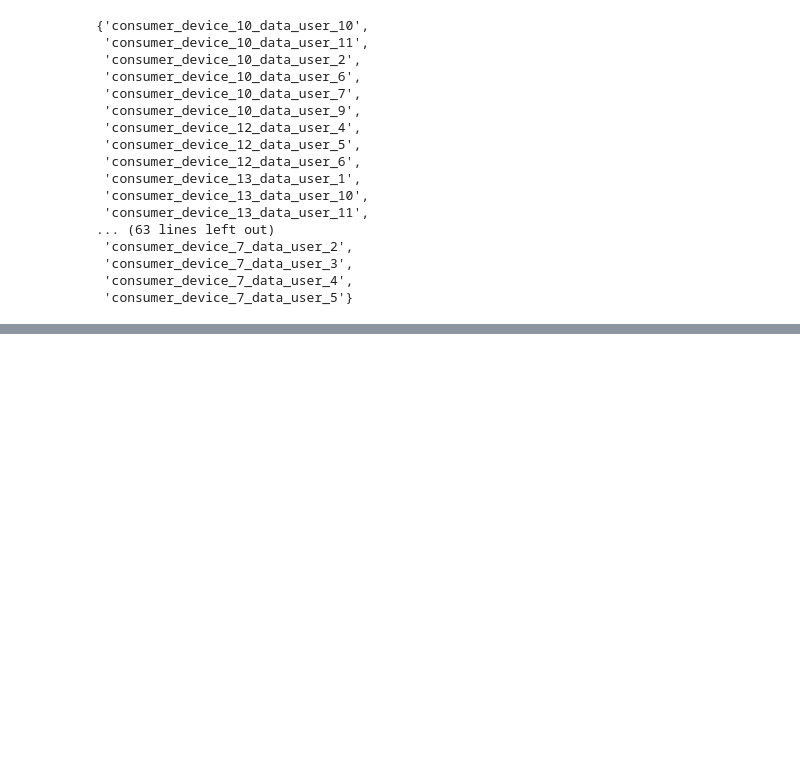
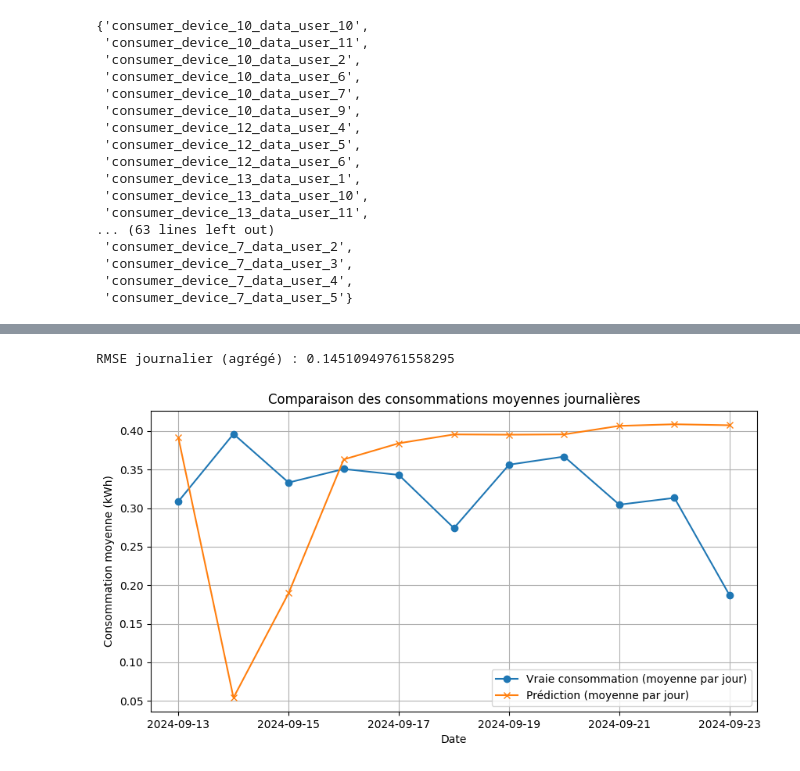
Before and after one commit to Azizos126926/power-challenger, a Jupyter notebook: GRU par Source winner.ipynb, the cells around one changed output, grey strips where cells are left out. Saved outputs shown, nothing was run; the diff lists cells and outputs as text; code cells hidden in the pictures; blank space fills up the shorter version.

```diff
--- a/GRU par Source winner.ipynb
+++ b/GRU par Source winner.ipynb
@@ -298,0 +290,32 @@ array([0.63553345, 0.63577373, 0.80039981, 1.02086483, 1.03361823])
+# %%
+import numpy as np
+from sklearn.metrics import mean_squared_error
+
+X_test=test_data.copy()
+X_test['kwhPred']=y_pred
+
+# S'assurer que la colonne 'Date' est bien en datetime
+X_test['Date'] = pd.to_datetime(X_test['Date'])
+
+# Agréger par jour en prenant la moyenne des valeurs pour 'kwh' et 'kwhPred'
+daily_aggregation = X_test.groupby(X_test['Date'].dt.date)[['kwh', 'kwhPred']].mean().reset_index()
+
+# Calcul du RMSE entre les moyennes journalières
+rmse_daily = np.sqrt(mean_squared_error(daily_aggregation['kwh'], daily_aggregation['kwhPred']))
+print(f"RMSE journalier (agrégé) : {rmse_daily}")
+
+# Visualisation des courbes agrégées par jour
+import matplotlib.pyplot as plt
+
+plt.figure(figsize=(10, 5))
+plt.plot(daily_aggregation['Date'], daily_aggregation['kwh'], label="Vraie consommation (moyenne par jour)", marker='o')
+plt.plot(daily_aggregation['Date'], daily_aggregation['kwhPred'], label="Prédiction (moyenne par jour)", marker='x')
+plt.title("Comparaison des consommations moyennes journalières")
+plt.xlabel("Date")
+plt.ylabel("Consommation moyenne (kWh)")
+plt.legend()
+plt.grid(True)
+plt.show()
+# %% [output]
+RMSE journalier (agrégé) : 0.14510949761558295
+[figure, added]
```
Also changed, not shown: parts of 8 cells of this notebook.
